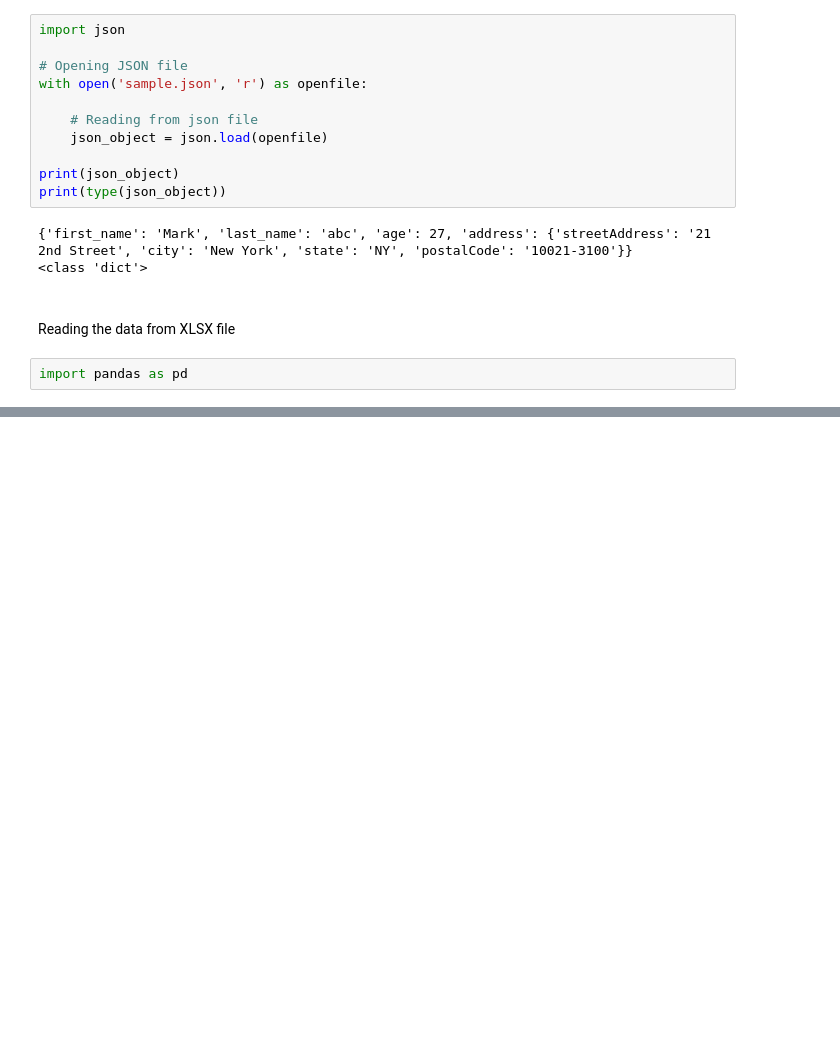
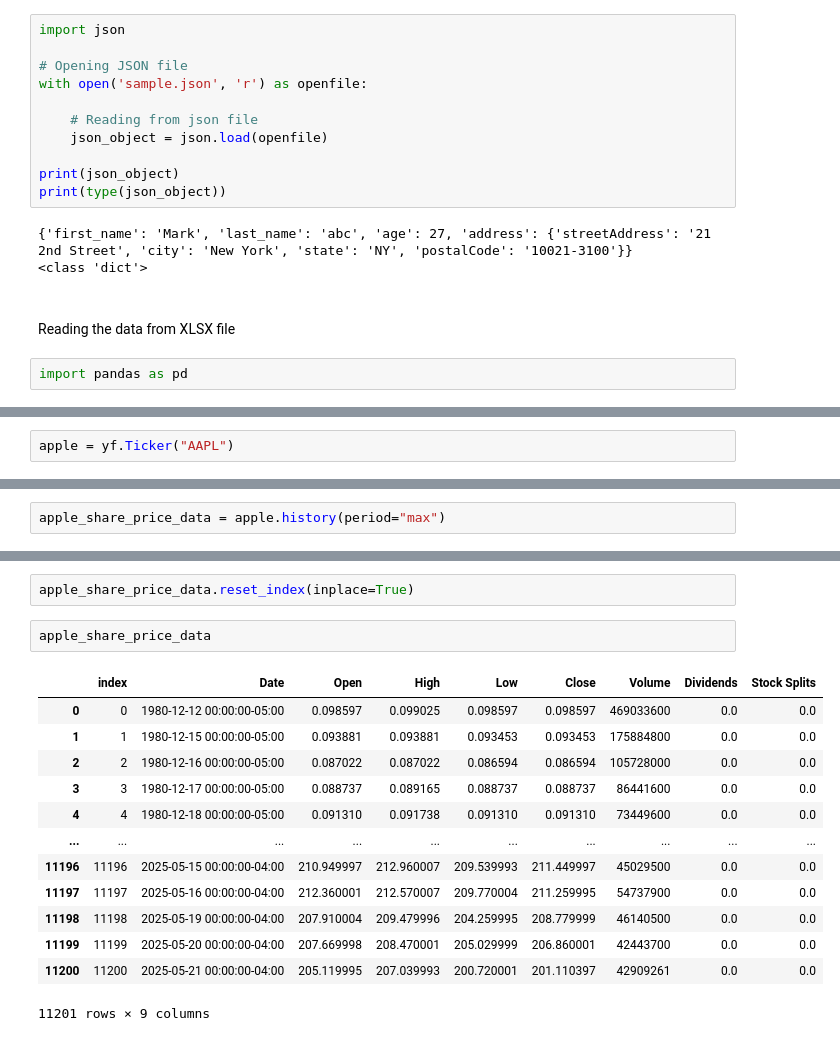
Before and after one commit to alirezaghorbani1983/IBM-DATA-SCIENCE, a Jupyter notebook: stock-project.ipynb, the cells around one changed output, grey strips where cells are left out. Cells and saved outputs as stored; diff of their text form; blank space fills up the shorter version.

```diff
--- a/stock-project.ipynb
+++ b/stock-project.ipynb
@@ -446,0 +586,2 @@ df.head()
+# %%
+apple = yf.Ticker("AAPL")
@@ -446,0 +617,2 @@ df.head()
+# %%
+apple_share_price_data = apple.history(period="max")
@@ -446,0 +629,18 @@ df.head()
+# %%
+apple_share_price_data.reset_index(inplace=True)
+# %%
+apple_share_price_data
+# %% [output]
+|  | index | Date | Open | High | Low | Close | Volume | Dividends | Stock Splits |
+| 0 | 0 | 1980-12-12 00:00:00-05:00 | 0.098597 | 0.099025 | 0.098597 | 0.098597 | 469033600 | 0.0 | 0.0 |
+| 1 | 1 | 1980-12-15 00:00:00-05:00 | 0.093881 | 0.093881 | 0.093453 | 0.093453 | 175884800 | 0.0 | 0.0 |
+| 2 | 2 | 1980-12-16 00:00:00-05:00 | 0.087022 | 0.087022 | 0.086594 | 0.086594 | 105728000 | 0.0 | 0.0 |
+| 3 | 3 | 1980-12-17 00:00:00-05:00 | 0.088737 | 0.089165 | 0.088737 | 0.088737 | 86441600 | 0.0 | 0.0 |
+| 4 | 4 | 1980-12-18 00:00:00-05:00 | 0.091310 | 0.091738 | 0.091310 | 0.091310 | 73449600 | 0.0 | 0.0 |
+| ... | ... | ... | ... | ... | ... | ... | ... | ... | ... |
+| 11196 | 11196 | 2025-05-15 00:00:00-04:00 | 210.949997 | 212.960007 | 209.539993 | 211.449997 | 45029500 | 0.0 | 0.0 |
+| 11197 | 11197 | 2025-05-16 00:00:00-04:00 | 212.360001 | 212.570007 | 209.770004 | 211.259995 | 54737900 | 0.0 | 0.0 |
+| 11198 | 11198 | 2025-05-19 00:00:00-04:00 | 207.910004 | 209.479996 | 204.259995 | 208.779999 | 46140500 | 0.0 | 0.0 |
+| 11199 | 11199 | 2025-05-20 00:00:00-04:00 | 207.669998 | 208.470001 | 205.029999 | 206.860001 | 42443700 | 0.0 | 0.0 |
+| 11200 | 11200 | 2025-05-21 00:00:00-04:00 | 205.119995 | 207.039993 | 200.720001 | 201.110397 | 42909261 | 0.0 | 0.0 |
+11201 rows × 9 columns
```
Also changed, not shown: parts of 13 cells of this notebook.
